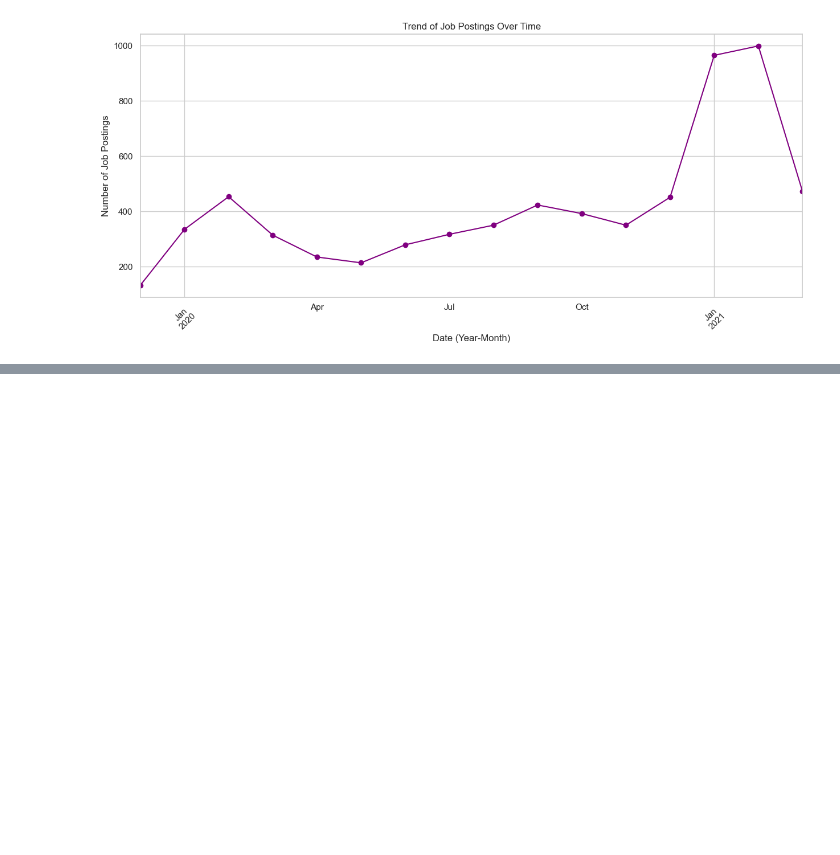
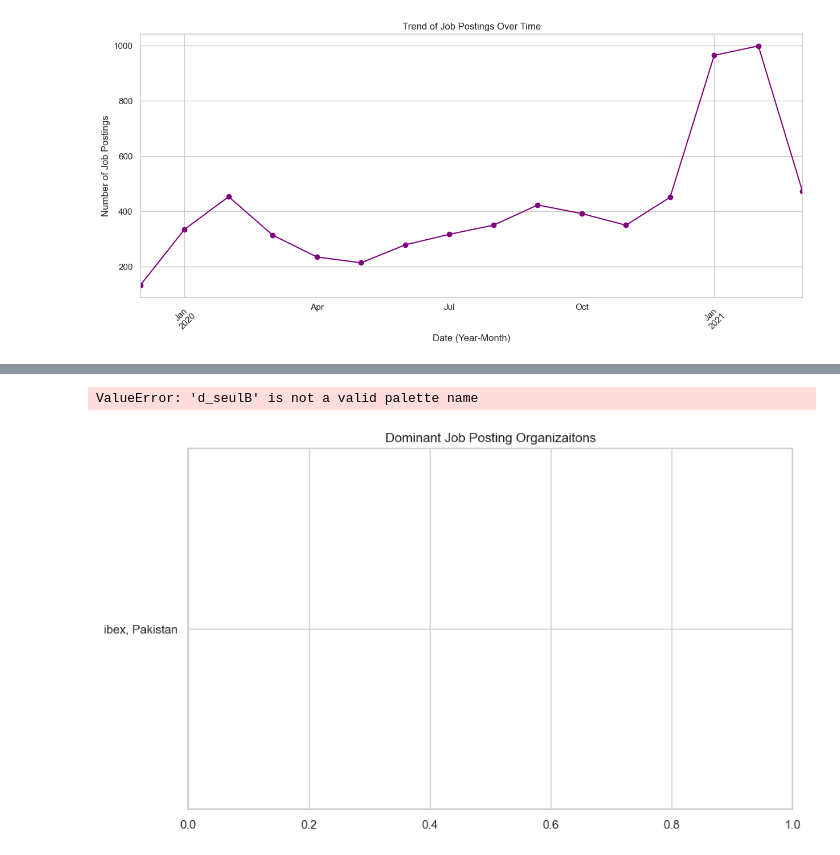
Before and after one commit to hassansultankhan/KMean_machineLearning, a Jupyter notebook: Pakistan_jobs.ipynb, the cells around one changed output, grey strips where cells are left out. Saved outputs shown, nothing was run; the diff lists cells and outputs as text; code cells hidden in the pictures; blank space fills up the shorter version.

```diff
--- a/Pakistan_jobs.ipynb
+++ b/Pakistan_jobs.ipynb
@@ -198,0 +212,15 @@ plt.show()
+# %%
+job_posters= df['Company Name'].value_counts().head(7)
+
+plt.figure(
+    figsize=(10, 6)
+)
+plt.title('Dominant Job Posting Organizaitons')
+sns.barplot(x=job_posters.values, y=job_posters.index,
+            palette='Blues_d')
+plt.xlabel('Job Count')
+plt.ylabel('Company Name')
+plt.show()
+# %% [output]
+ValueError: 'd_seulB' is not a valid palette name
+[figure, added]
```
Also changed, not shown: parts of 2 cells of this notebook, 3 other files.
